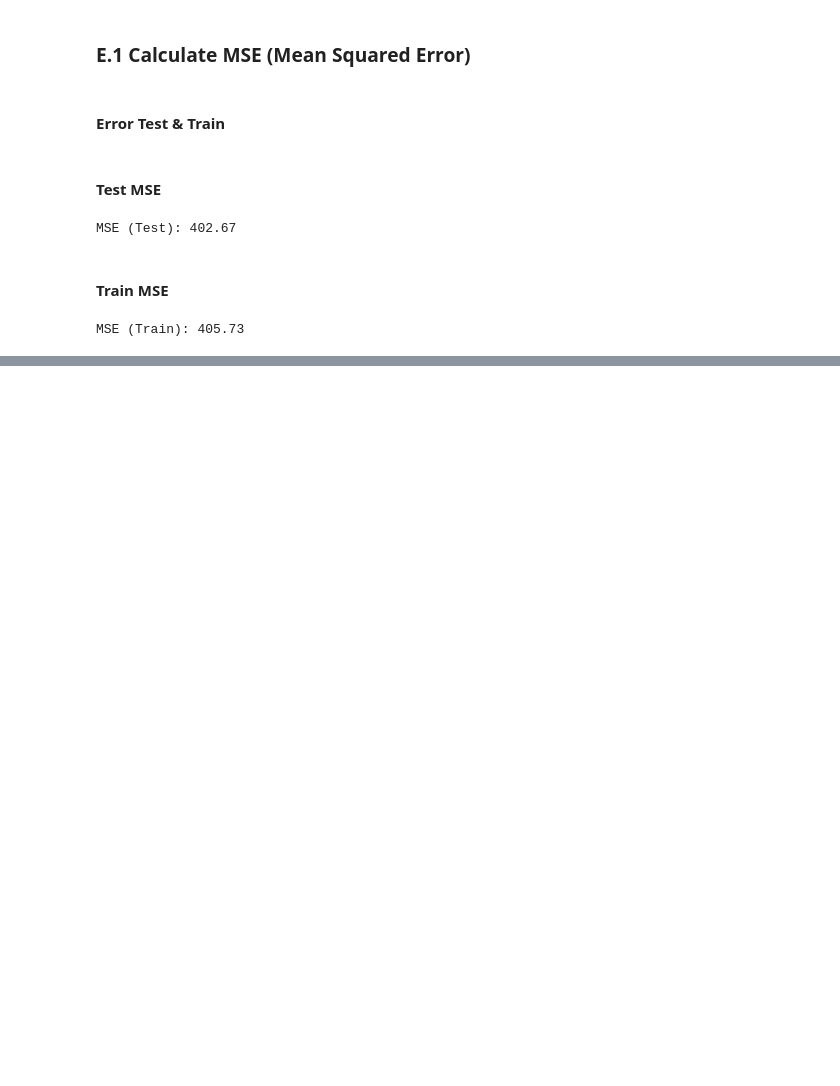
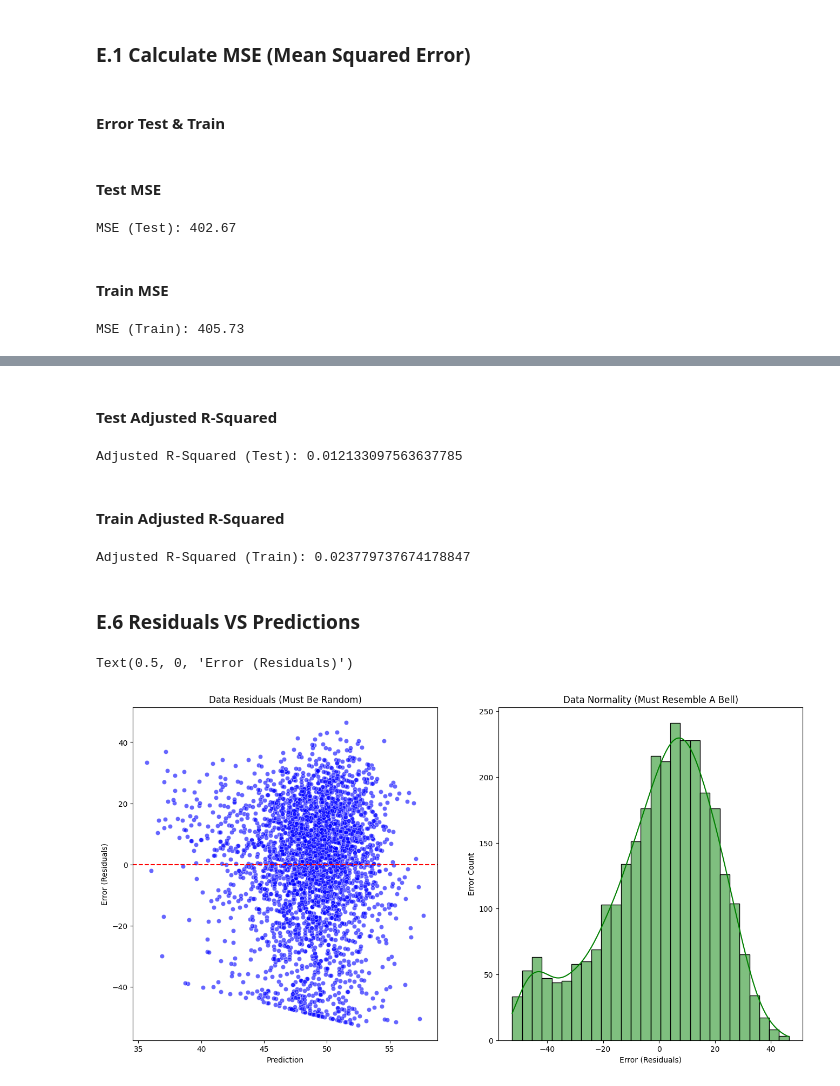
Before and after one commit to HablSank/1Day-1Dataset_MachineLearningProject, a Jupyter notebook: Day-18/Multiple Linear Regression (Song Popularity)/song_data.ipynb, the cells around one changed output, grey strips where cells are left out. Drawn from its saved outputs; the diff is of its cells as text; code cells hidden in the pictures; blank space fills up the shorter version.

```diff
--- a/Day-18/Multiple Linear Regression (Song Popularity)/song_data.ipynb
+++ b/Day-18/Multiple Linear Regression (Song Popularity)/song_data.ipynb
@@ -421,0 +476,39 @@ MSE (Train): 405.73
+# %% [markdown]
+#### Test Adjusted R-Squared
+# %%
+test_n = len(y_test)
+test_p = X_test.shape[1] - 1
+
+test_adj_r_squared = 1 - ((1 - test_r_squared) * (test_n - 1) / (test_n - test_p - 1))
+print(f"Adjusted R-Squared (Test): {test_adj_r_squared}")
+# %% [output]
+Adjusted R-Squared (Test): 0.012133097563637785
+# %% [markdown]
+#### Train Adjusted R-Squared
+# %%
+train_n = len(y_train)
+train_p = X_train.shape[1] - 1
+
+train_adj_r_squared = 1 - ((1 - train_r_squared) * (train_n - 1) / (train_n - train_p - 1))
+print(f"Adjusted R-Squared (Train): {train_adj_r_squared}")
+# %% [output]
+Adjusted R-Squared (Train): 0.023779737674178847
+# %% [markdown]
+### E.6 Residuals VS Predictions
+# %%
+residuals = y_test - test_predictions
+
+fig, axes = plt.subplots(1, 2, figsize=(16, 8))
+sns.scatterplot(y=residuals, x=test_predictions, ax=axes[0], alpha=0.6, color='blue')
+axes[0].axhline(0, color='red', linestyle='--')
+axes[0].set_title("Data Residuals (Must Be Random)")
+axes[0].set_ylabel("Error (Residuals)")
+axes[0].set_xlabel("Prediction")
+
+sns.histplot(residuals, ax=axes[1], kde=True, color='green')
+axes[1].set_title("Data Normality (Must Resemble A Bell)")
+axes[1].set_ylabel("Error Count")
+axes[1].set_xlabel("Error (Residuals)")
+# %% [output]
+Text(0.5, 0, 'Error (Residuals)')
+[figure, added]
```
Also changed, not shown: parts of 18 cells of this notebook.
